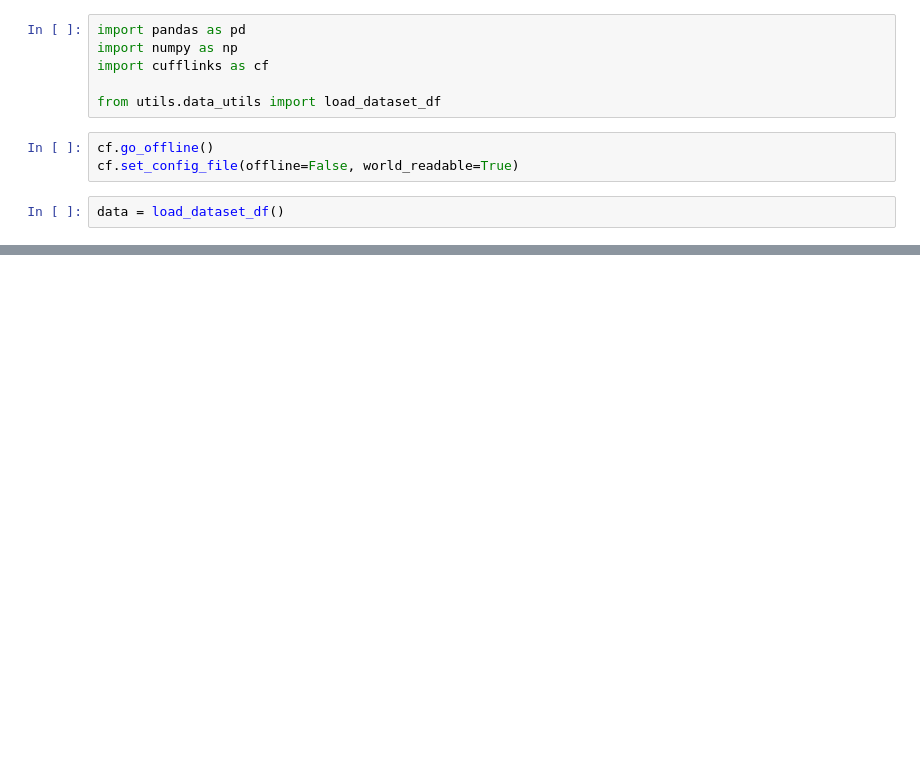
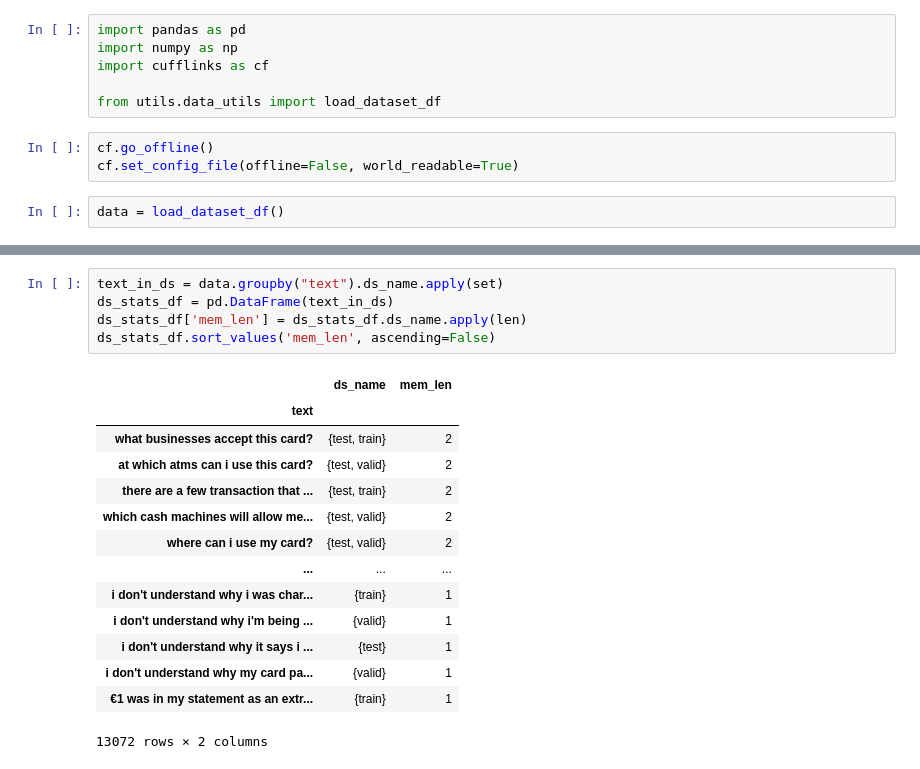
Before and after one commit to nsomabalint/intent-detection, a Jupyter notebook: data_stats.ipynb, the cells around one changed output, grey strips where cells are left out. Saved outputs shown, nothing was run; the diff lists cells and outputs as text; blank space fills up the shorter version.

```diff
--- a/data_stats.ipynb
+++ b/data_stats.ipynb
@@ -73,0 +93,20 @@ ValueError: columns overlap but no suffix specified: Index(['mean'], dtype='obje
+# %%
+text_in_ds = data.groupby("text").ds_name.apply(set)
+ds_stats_df = pd.DataFrame(text_in_ds)
+ds_stats_df['mem_len'] = ds_stats_df.ds_name.apply(len)
+ds_stats_df.sort_values('mem_len', ascending=False)
+# %% [output]
+|  | ds_name | mem_len |
+| text |  |  |
+| what businesses accept this card? | {test, train} | 2 |
+| at which atms can i use this card? | {test, valid} | 2 |
+| there are a few transaction that ... | {test, train} | 2 |
+| which cash machines will allow me... | {test, valid} | 2 |
+| where can i use my card? | {test, valid} | 2 |
+| ... | ... | ... |
+| i don't understand why i was char... | {train} | 1 |
+| i don't understand why i'm being ... | {valid} | 1 |
+| i don't understand why it says i ... | {test} | 1 |
+| i don't understand why my card pa... | {valid} | 1 |
+| €1 was in my statement as an extr... | {train} | 1 |
+13072 rows × 2 columns
```
Also changed, not shown: parts of 13 cells of this notebook, 1 other file.
